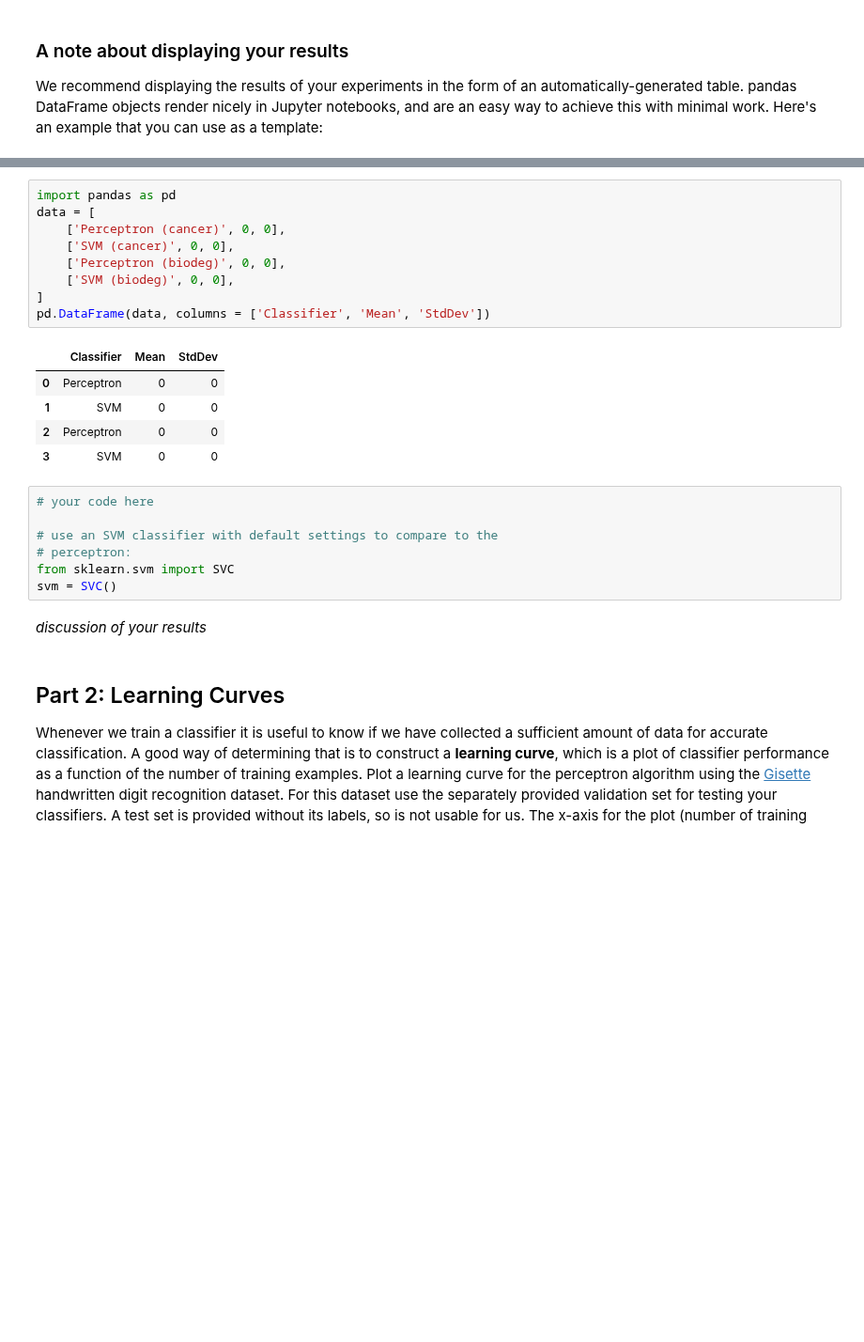
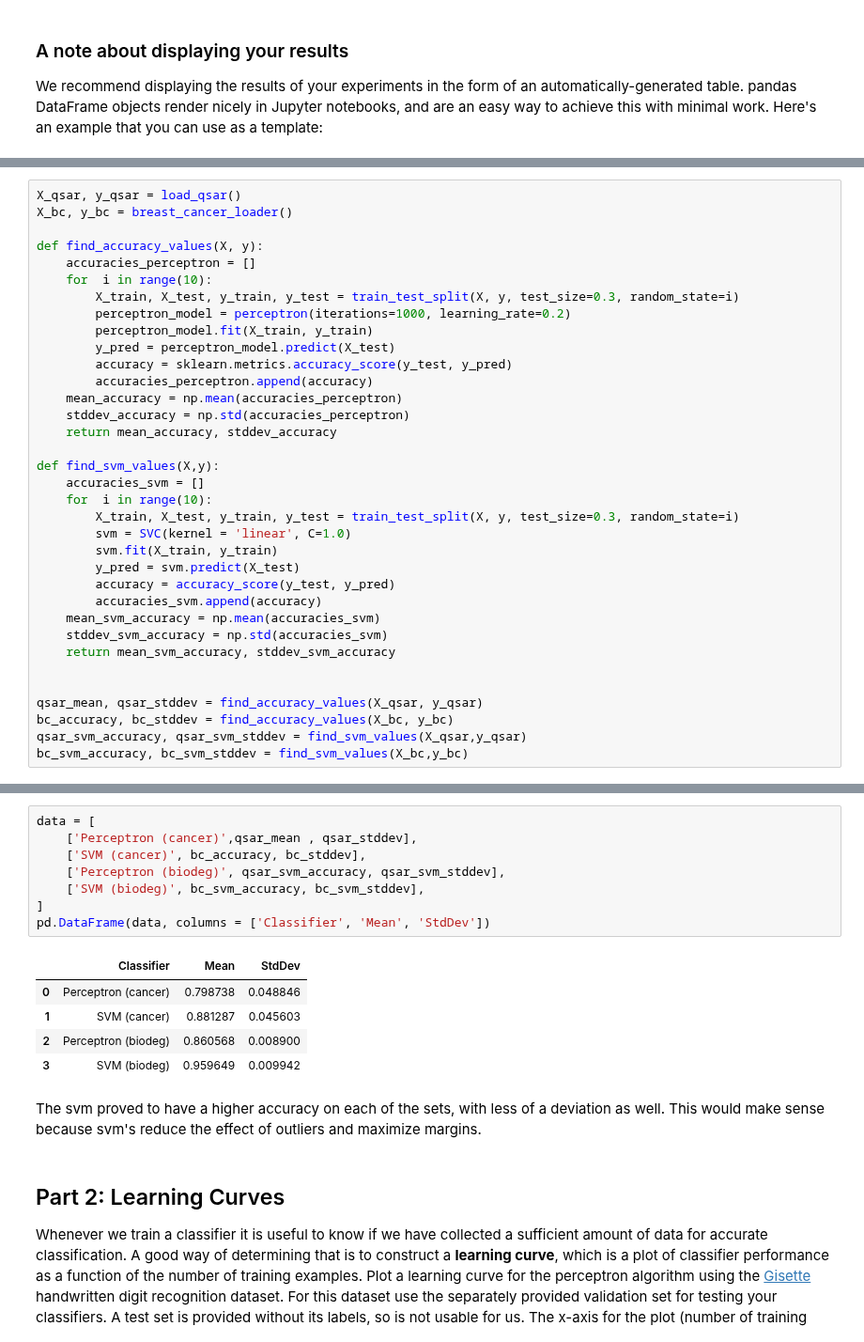
Before and after one commit to JmarlorCSU/CS345, a Jupyter notebook: assignment2.ipynb, the cells around one changed output, grey strips where cells are left out. Shown at 94% size. Cells and saved outputs as stored; diff of their text form; blank space fills up the shorter version.

```diff
--- a/assignment2.ipynb
+++ b/assignment2.ipynb
@@ -98,0 +218,35 @@ We recommend displaying the results of your experiments in the form of an automa
+# %%
+X_qsar, y_qsar = load_qsar()
+X_bc, y_bc = breast_cancer_loader()
+
+def find_accuracy_values(X, y):
+    accuracies_perceptron = []
+    for  i in range(10):
+        X_train, X_test, y_train, y_test = train_test_split(X, y, test_size=0.3, random_state=i)
+        perceptron_model = perceptron(iterations=1000, learning_rate=0.2)
+        perceptron_model.fit(X_train, y_train)
+        y_pred = perceptron_model.predict(X_test)
+        accuracy = sklearn.metrics.accuracy_score(y_test, y_pred)
+        accuracies_perceptron.append(accuracy)
+    mean_accuracy = np.mean(accuracies_perceptron)
+    stddev_accuracy = np.std(accuracies_perceptron)
+    return mean_accuracy, stddev_accuracy
+
+def find_svm_values(X,y):
+    accuracies_svm = []
+    for  i in range(10):
+        X_train, X_test, y_train, y_test = train_test_split(X, y, test_size=0.3, random_state=i)
+        svm = SVC(kernel = 'linear', C=1.0)
+        svm.fit(X_train, y_train)
+        y_pred = svm.predict(X_test)
+        accuracy = accuracy_score(y_test, y_pred)
+        accuracies_svm.append(accuracy)
+    mean_svm_accuracy = np.mean(accuracies_svm)
+    stddev_svm_accuracy = np.std(accuracies_svm)
+    return mean_svm_accuracy, stddev_svm_accuracy
+
+
+qsar_mean, qsar_stddev = find_accuracy_values(X_qsar, y_qsar)
+bc_accuracy, bc_stddev = find_accuracy_values(X_bc, y_bc)
+qsar_svm_accuracy, qsar_svm_stddev = find_svm_values(X_qsar,y_qsar)
+bc_svm_accuracy, bc_svm_stddev = find_svm_values(X_bc,y_bc)
@@ -99,27 +274,19 @@ We recommend displaying the results of your experiments in the form of an automa
 # %%
-import pandas as pd
 data = [
-    ['Perceptron (cancer)', 0, 0],
-    ['SVM (cancer)', 0, 0],
-    ['Perceptron (biodeg)', 0, 0],
-    ['SVM (biodeg)', 0, 0],
+    ['Perceptron (cancer)',qsar_mean , qsar_stddev],
+    ['SVM (cancer)', bc_accuracy, bc_stddev],
+    ['Perceptron (biodeg)', qsar_svm_accuracy, qsar_svm_stddev],
+    ['SVM (biodeg)', bc_svm_accuracy, bc_svm_stddev],
 ]
 pd.DataFrame(data, columns = ['Classifier', 'Mean', 'StdDev'])
 # %% [output]
 |  | Classifier | Mean | StdDev |
-| 0 | Perceptron | 0 | 0 |
-| 1 | SVM | 0 | 0 |
-| 2 | Perceptron | 0 | 0 |
-| 3 | SVM | 0 | 0 |
+| 0 | Perceptron (cancer) | 0.798738 | 0.048846 |
+| 1 | SVM (cancer) | 0.881287 | 0.045603 |
+| 2 | Perceptron (biodeg) | 0.860568 | 0.008900 |
+| 3 | SVM (biodeg) | 0.959649 | 0.009942 |
-# %%
-# your code here
-
-# use an SVM classifier with default settings to compare to the
-# perceptron:
-from sklearn.svm import SVC
-svm = SVC()
-# %% [markdown]
-*discussion of your results*
+# %% [markdown]
+The svm proved to have a higher accuracy on each of the sets, with less of a deviation as well. This would make sense because svm's reduce the effect of outliers and maximize margins.
 # %% [markdown]
 ## Part 2:  Learning Curves
 
```
Also changed, not shown: parts of 17 cells of this notebook, 8 other files.
